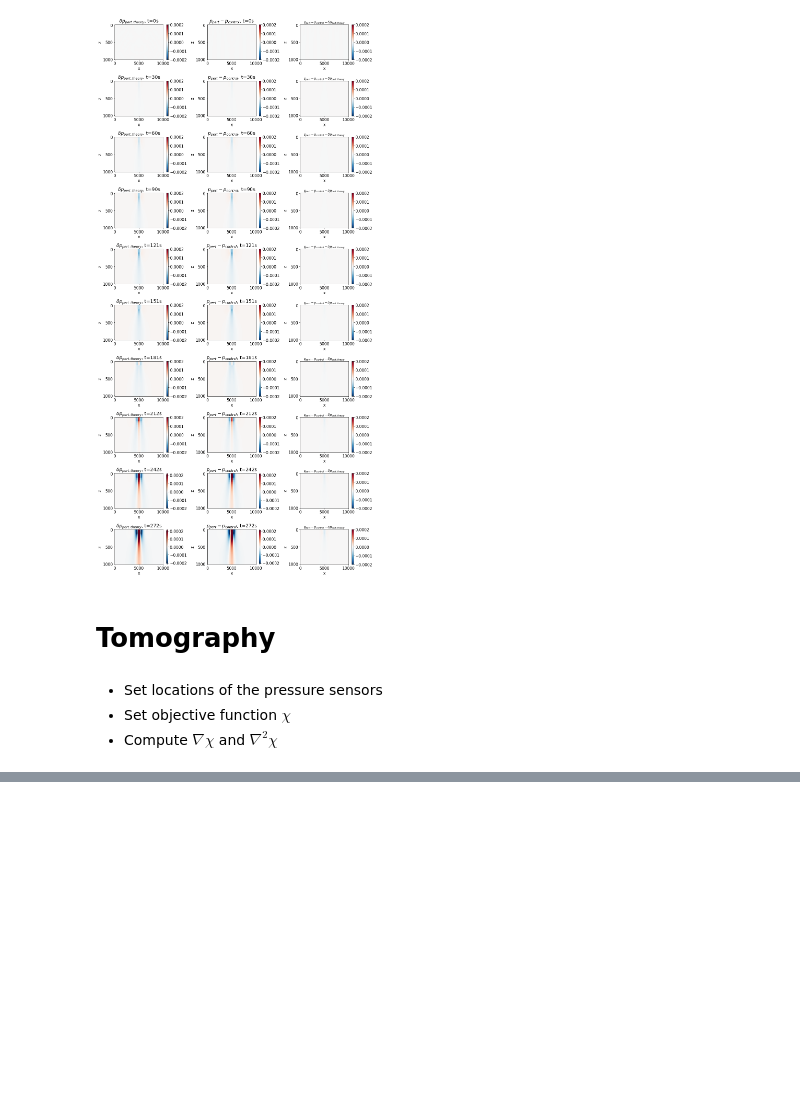
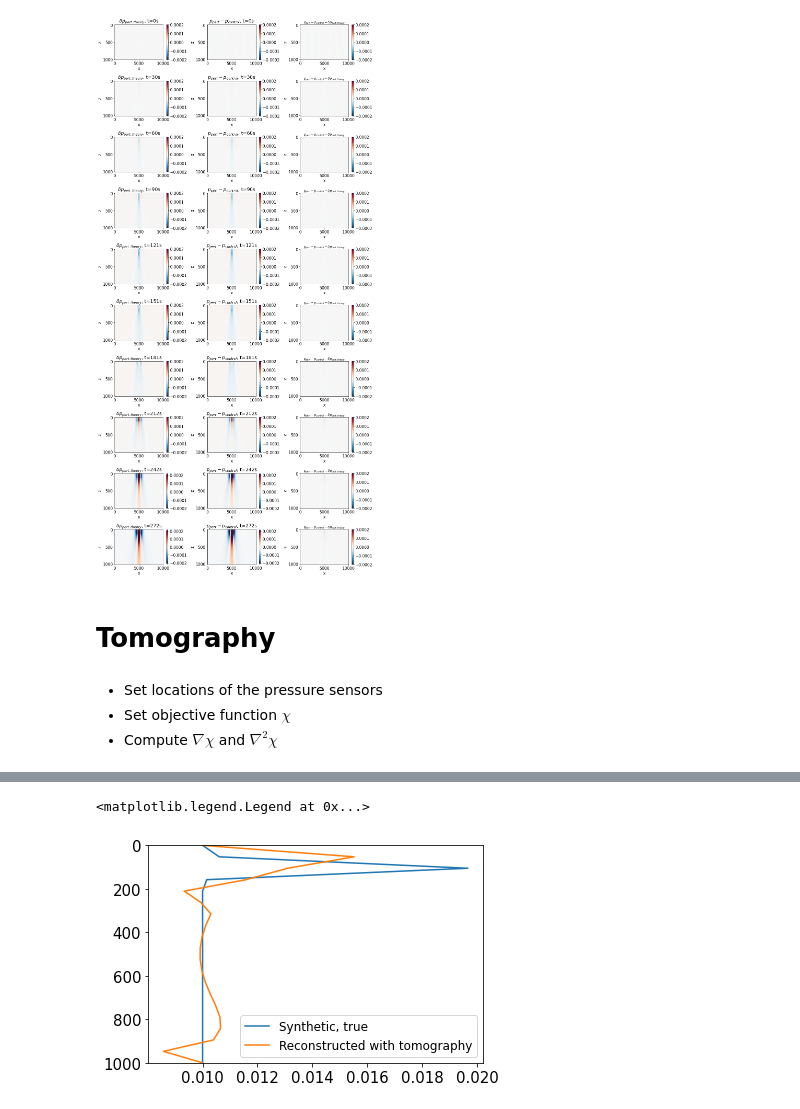
Before and after one commit to qnicolas/IWTomography, a Jupyter notebook: tomo2D.ipynb, the cells around one changed output, grey strips where cells are left out. Drawn from its saved outputs; the diff is of its cells as text; code cells hidden in the pictures; blank space fills up the shorter version.

Commit message:
First 'working' tomography example

```diff
--- a/tomo2D.ipynb
+++ b/tomo2D.ipynb
@@ -121,7 +121,7 @@ class InternalWaveEquation:
         return np.fft.fft(p0,axis=0)[ik]
 
     def integrate(self):
-        %time self.set_all_eigenmodes()
+        self.set_all_eigenmodes()
         phat = 1j*np.zeros((self.nx,self.nz,self.nt))
         for ik,k in enumerate(self.K):
             if ik == 0:
@@ -470,0 +500,13 @@ def grad_objective_function(model,initial_model,pressure_measurements):
+# %%
+z0 = 100; sigma_z = 20
+Nbase = lambda z: 0.01 +  np.exp(-((z-z0)**2)/(2*sigma_z**2))*0.01
+Ninitial = lambda z: 0.01*z**0
+# %%
+initial_model = InternalWaveEquation(Lt=1000,nt=50,nx=25,nz=20)
+initial_model.set_N(Ninitial(initial_model.Z))
+
+synthetic_model = InternalWaveEquation(Lt=1000,nt=50,nx=25,nz=20)
+synthetic_model.set_N(Nbase(synthetic_model.Z))
+
+%time initial_model.integrate()
+%time synthetic_model.integrate()
@@ -470,0 +534,8 @@ def grad_objective_function(model,initial_model,pressure_measurements):
+# %%
+plt.plot(synthetic_model.N,synthetic_model.Z,label='Synthetic, true')
+plt.plot(Ntest,synthetic_model.Z,label='Reconstructed with tomography')
+plt.ylim(1000,0)
+plt.legend(loc=4,fontsize=12)
+# %% [output]
+<matplotlib.legend.Legend at 0x...>
+[figure, added]
```
Also changed, not shown: parts of 10 cells of this notebook.
